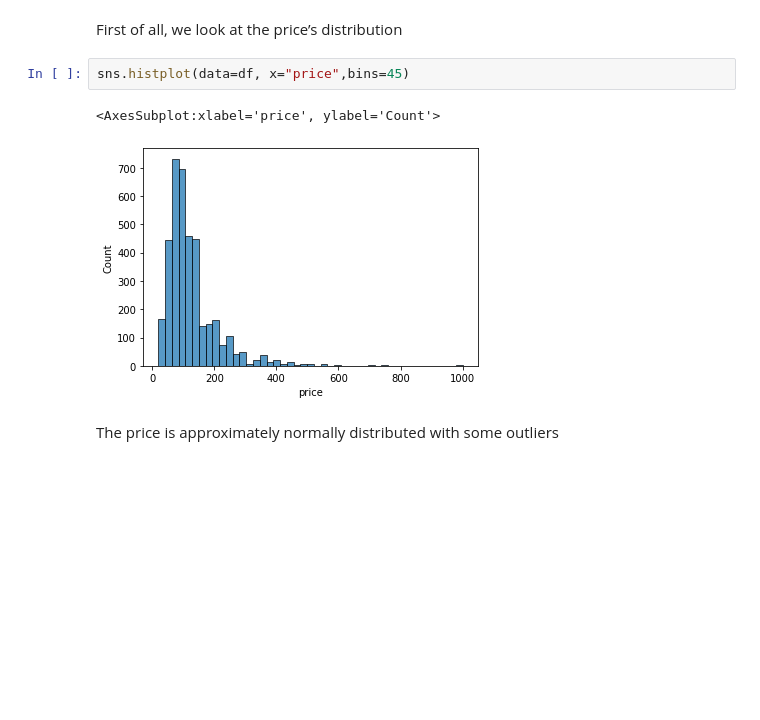
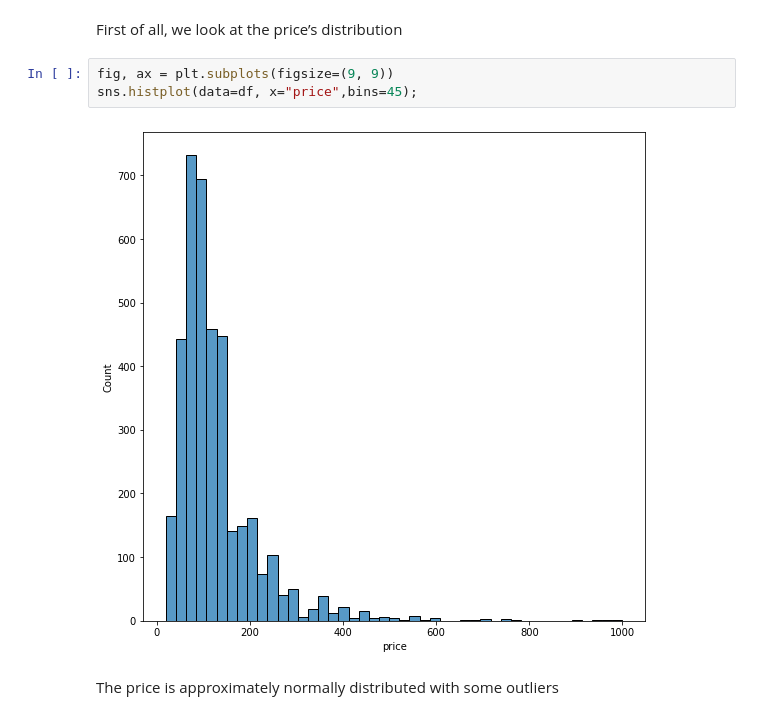
Before and after one commit to LN5user/airbnb-seattle, a Jupyter notebook: airbnb.ipynb, the cells around one changed output. Cells and saved outputs as stored; diff of their text form; blank space fills up the shorter version.

```diff
--- a/airbnb.ipynb
+++ b/airbnb.ipynb
@@ -195,10 +194,10 @@ On the other hand, the number of reviews don’t have positive impact on the pri
 # %% [markdown]
 First of all, we look at the price’s distribution
 # %%
-sns.histplot(data=df, x="price",bins=45)
+fig, ax = plt.subplots(figsize=(9, 9))
+sns.histplot(data=df, x="price",bins=45);
 # %% [output]
-<AxesSubplot:xlabel='price', ylabel='Count'>
-[figure, old version]
+[figure, new version]
 # %% [markdown]
 The price is approximately normally distributed with some outliers
 # %%
```
Also changed, not shown: parts of 19 cells of this notebook, 1 other file.
